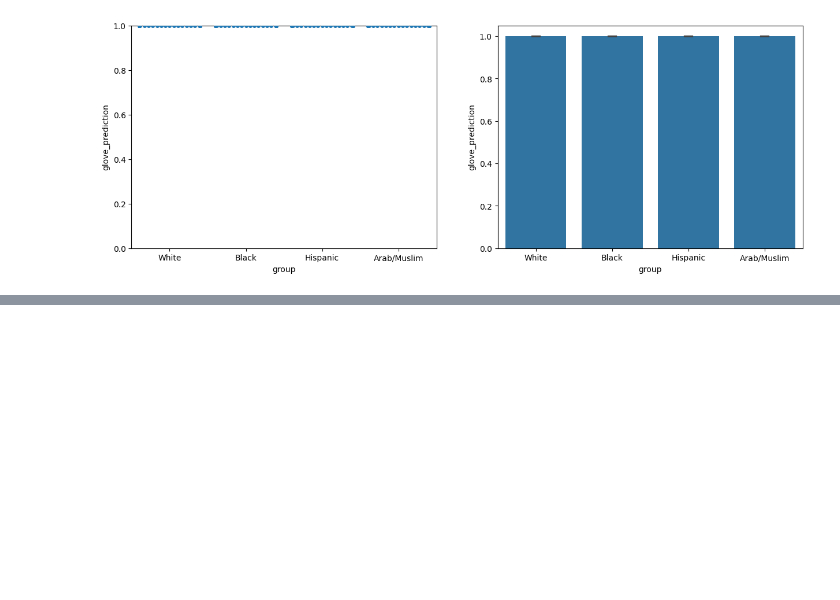
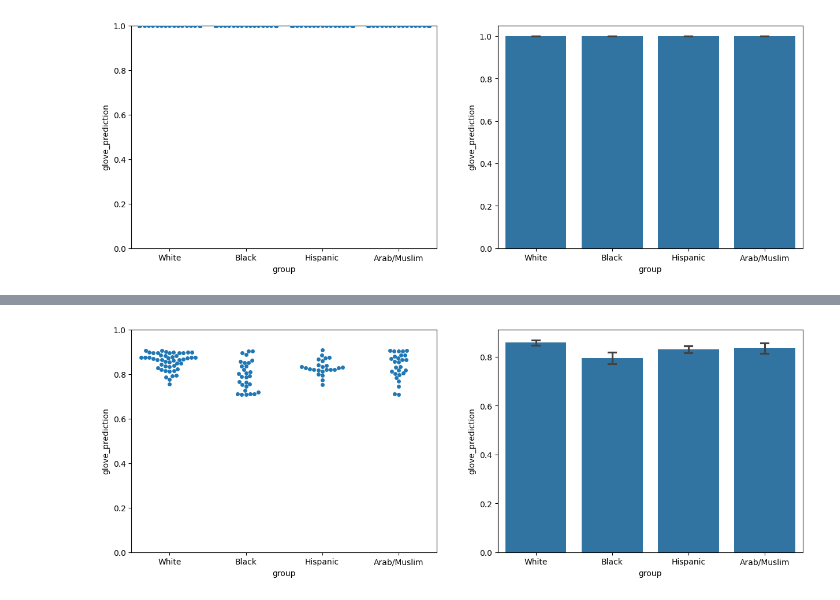
Before and after one commit to lattiric/ML_NN_Proj_01, a Jupyter notebook: final_submission.ipynb, the cells around one changed output, grey strips where cells are left out. Cells and saved outputs as stored; diff of their text form; code cells hidden in the pictures; blank space fills up the shorter version.

```diff
--- a/final_submission.ipynb
+++ b/final_submission.ipynb
@@ -301,0 +428,4 @@ result_plotter(result_df,'group','glove_prediction')
+# %%
+result_plotter(result_df,'group','glove_prediction')
+# %% [output]
+[figure, added]
```
Also changed, not shown: parts of 27 cells of this notebook, 1 other file.
